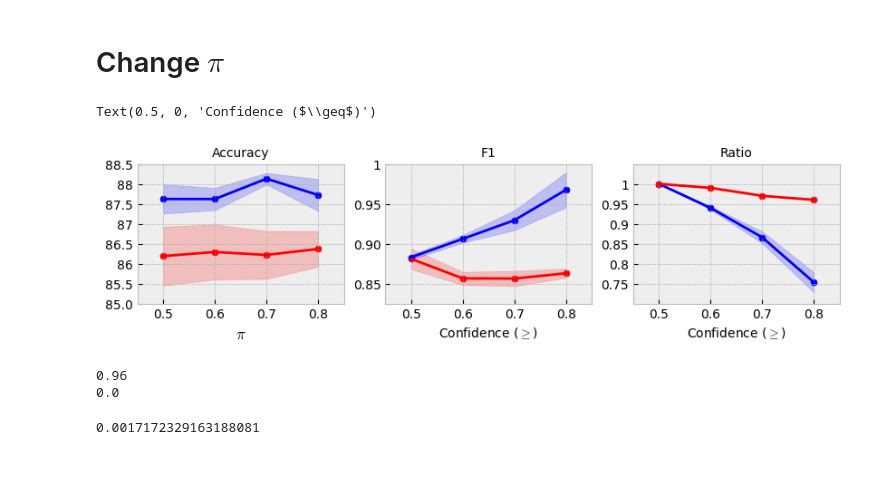
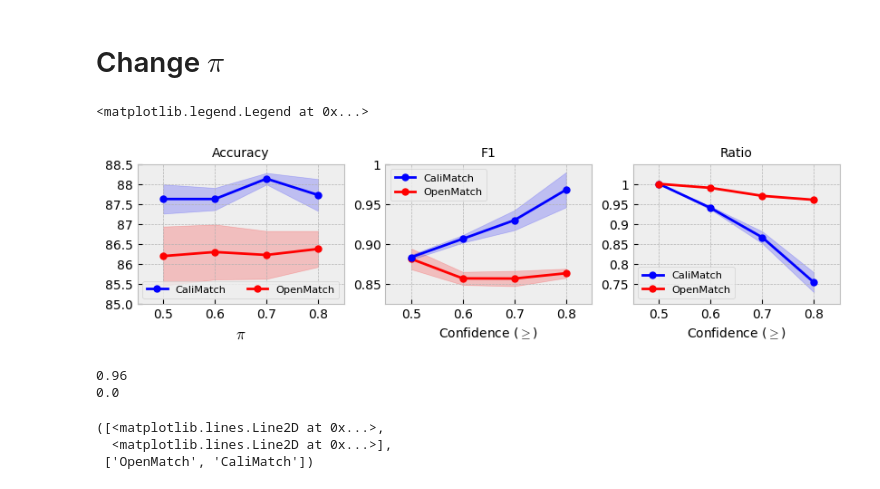
Before and after one commit to bogus215/SafeSSL-Calibration, a Jupyter notebook: jupyters/figure.ipynb, the cells around one changed output. Saved outputs shown, nothing was run; the diff lists cells and outputs as text; code cells hidden in the pictures.

Commit message:
Figure Update

```diff
--- a/jupyters/figure.ipynb
+++ b/jupyters/figure.ipynb
@@ -1016,8 +1016,8 @@ plt.style.use('bmh')
 
 fig, axes = plt.subplots(1,3, figsize=(10,2))
 
-axes[0].plot([0.5,0.6,0.7,0.8], [87.62,87.62,88.13,87.72], markersize=5,c='blue', label='CaliMatch')
-axes[0].scatter([0.5,0.6,0.7,0.8], [87.62,87.62,88.13,87.72], c='blue', s=25,label='CaliMatch')
+axes[0].plot([0.5,0.6,0.7,0.8], [87.62,87.62,88.13,87.72], markersize=5,c='blue', label='CaliMatch', marker='o')
+# axes[0].scatter([0.5,0.6,0.7,0.8], [87.62,87.62,88.13,87.72], c='blue', s=25,label='CaliMatch')
 axes[0].fill_between([0.5,0.6,0.7,0.8],
                      np.array([87.62,87.62,88.13,87.72])-np.array([0.366,0.279,0.145,0.401]),
                      np.array([87.62,87.62,88.13,87.72])+np.array([0.366,0.279,0.145,0.401]),
@@ -1025,8 +1025,8 @@ axes[0].fill_between([0.5,0.6,0.7,0.8],
                      alpha=.2
                      )
 
-axes[0].plot([0.5,0.6,0.7,0.8], [86.19,86.292,86.218,86.369], markersize=5,c='red', label='OpenMatch')
-axes[0].scatter([0.5,0.6,0.7,0.8], [86.19,86.292,86.218,86.369], s=25,c='red', label='OpenMatch')
+axes[0].plot([0.5,0.6,0.7,0.8], [86.19,86.292,86.218,86.369], markersize=5,c='red', label='OpenMatch', marker='o')
+# axes[0].scatter([0.5,0.6,0.7,0.8], [86.19,86.292,86.218,86.369], s=25,c='red', label='OpenMatch')
 
 axes[0].fill_between([0.5,0.6,0.7,0.8],np.array([86.19,86.292,86.218,86.369])-np.array([0.74,0.69,0.60,0.45]),
                      np.array([86.19,86.292,86.218,86.369])+np.array([0.74,0.69,0.60,0.45]),
@@ -1052,8 +1052,8 @@ D_1= [0.86362, 0.87028, 0.85291, 0.86579, 0.86202]
 openMatch_f1_mean = [0.881,np.mean(B_1),np.mean(C_1),np.mean(D_1)]
 openMatch_f1_std = [0.013,np.std(B_1),np.std(C_1),np.std(D_1)]
 
-axes[1].plot([0.5,0.6,0.7,0.8], openMatch_f1_mean , markersize=5,c='red', label='OpenMatch')
-axes[1].scatter([0.5,0.6,0.7,0.8], openMatch_f1_mean , s=25,c='red', label='OpenMatch')
+axes[1].plot([0.5,0.6,0.7,0.8], openMatch_f1_mean , markersize=5,c='red', label='OpenMatch', marker='o')
+# axes[1].scatter([0.5,0.6,0.7,0.8], openMatch_f1_mean , s=25,c='red', label='OpenMatch')
 axes[1].fill_between([0.5,0.6,0.7,0.8],
                      np.array(openMatch_f1_mean)-np.array(openMatch_f1_std),
                      np.array(openMatch_f1_mean)+np.array(openMatch_f1_std),
@@ -1072,8 +1072,8 @@ D=[ "2024-04-17_20-51-37", "2024-04-18_12-32-13", "2024-04-19_04-12-29", "2024-0
 D_1 = [0.95371,0.98850,0.97663,0.98756,0.93151]
 
 import numpy as np
-axes[1].plot([0.5,0.6,0.7,0.8], [0.883,np.mean(B_1),np.mean(C_1),np.mean(D_1)], markersize=5,c='blue', label='CaliMatch')
-axes[1].scatter([0.5,0.6,0.7,0.8], [0.883,np.mean(B_1),np.mean(C_1),np.mean(D_1)], s=25,c='blue', label='CaliMatch')
+axes[1].plot([0.5,0.6,0.7,0.8], [0.883,np.mean(B_1),np.mean(C_1),np.mean(D_1)], markersize=5,c='blue', label='CaliMatch', marker='o')
+# axes[1].scatter([0.5,0.6,0.7,0.8], [0.883,np.mean(B_1),np.mean(C_1),np.mean(D_1)], s=25,c='blue', label='CaliMatch')
 axes[1].fill_between([0.5,0.6,0.7,0.8],np.array([0.883,np.mean(B_1),np.mean(C_1),np.mean(D_1)])-np.array([0.003,np.std(B_1),np.std(C_1),np.std(D_1)]),
                      np.array([0.883,np.mean(B_1),np.mean(C_1),np.mean(D_1)])+np.array([0.003,np.std(B_1),np.std(C_1),np.std(D_1)]),
                      color='blue',
@@ -1094,39 +1094,47 @@ import pickle
 #     with open(f"/workspace/Dropbox/D/personal_study/SafeSSL-Calibration/checkpoints/cifar10/Testing/wide28_2/Proposed/{_}/results.pickle",'rb') as f:
 #         result.append(pickle.load(f)["selected"]/6000)
 
-axes[2].plot([0.5,0.6,0.7,0.8], [1,0.9397,0.866,0.7532], markersize=5, c='blue', label='CaliMatch')
-axes[2].scatter([0.5,0.6,0.7,0.8], [1,0.9397,0.866,0.7532], s=25, c='blue', label='CaliMatch')
+axes[2].plot([0.5,0.6,0.7,0.8], [1,0.9397,0.866,0.7532], markersize=5, c='blue', label='CaliMatch', marker='o')
+# axes[2].scatter([0.5,0.6,0.7,0.8], [1,0.9397,0.866,0.7532], s=25, c='blue', label='CaliMatch')
 axes[2].fill_between([0.5,0.6,0.7,0.8],
                      np.array([1,0.9397,0.866,0.7532]) - np.array([0,0.004,0.015,0.025]),
                      np.array([1,0.9397,0.866,0.7532]) + np.array([0,0.004,0.015,0.025]),
                      color='blue',
                      alpha=.2
                      )
 
 # result = []
 # D=[ "2024-04-17_20-51-37", "2024-04-18_12-32-13", "2024-04-19_04-12-29", "2024-04-19_19-50-26", "2024-04-20_11-28-05" ]
 # for _ in D:
 #     with open(f"/workspace/Dropbox/D/personal_study/SafeSSL-Calibration/checkpoints/cifar10/Testing/wide28_2/Proposed/{_}/results.pickle",'rb') as f:
 #         result.append(pickle.load(f)["selected"]/6000)
 
-axes[2].plot([0.5,0.6,0.7,0.8], [1,0.99,0.97,0.96], markersize=5, c='red', label='OpenMatch')
-axes[2].scatter([0.5,0.6,0.7,0.8], [1,0.99,0.97,0.96], s=25, c='red', label='OpenMatch')
+axes[2].plot([0.5,0.6,0.7,0.8], [1,0.99,0.97,0.96], markersize=5, c='red', label='OpenMatch', marker='o')
+# axes[2].scatter([0.5,0.6,0.7,0.8], [1,0.99,0.97,0.96], s=25, c='red', label='OpenMatch')
 axes[2].fill_between([0.5,0.6,0.7,0.8],
                      np.array([1,0.99,0.97,0.96])-np.array([0,0,0,0]),
                      np.array([1,0.99,0.97,0.96])+np.array([0,0,0,0]),
                      color='red',
                      alpha=.2
                      )
 
 axes[2].set_xlim(0.45,0.85)
 axes[2].set_ylim(0.70,1.05)
 axes[2].set_xticks([0.5,0.6,0.7,0.8],[0.5,0.6,0.7,0.8],size=10)
 axes[2].set_yticks([0.75,0.80,0.85,0.90,0.95,1],[0.75,0.80,0.85,0.90,0.95,1],size=10)
 axes[2].set_title("Ratio",size=10)
 axes[2].set_xlabel("Confidence ($\geq$)",size=10)
+
+axes[0].legend(frameon=True, prop={'size':8.2},ncol=2)
+
+handles, labels = axes[1].get_legend_handles_labels()
+order = [-1,0]
+axes[1].legend([handles[idx] for idx in order],[labels[idx] for idx in order], frameon=True, prop={'size':8.2})
+
+axes[2].legend(frameon=True, prop={'size':8.2})
 # %% [output]
-Text(0.5, 0, 'Confidence ($\\geq$)')
+<matplotlib.legend.Legend at 0x...>
-[figure, old version]
+[figure, new version]
 # %%
 result = []
 
@@ -1144,7 +1152,9 @@ print(np.std(result).round(2))
 # %% [output]
 0.96
 0.0
-# %%
-np.std(result)
-# %% [output]
-0.0017172329163188081
+# %%
+axes[1].get_legend_handles_labels()
+# %% [output]
+([<matplotlib.lines.Line2D at 0x...>,
+  <matplotlib.lines.Line2D at 0x...>],
+ ['OpenMatch', 'CaliMatch'])
```
Also changed, not shown: parts of 1 cell of this notebook, 1 other file.
